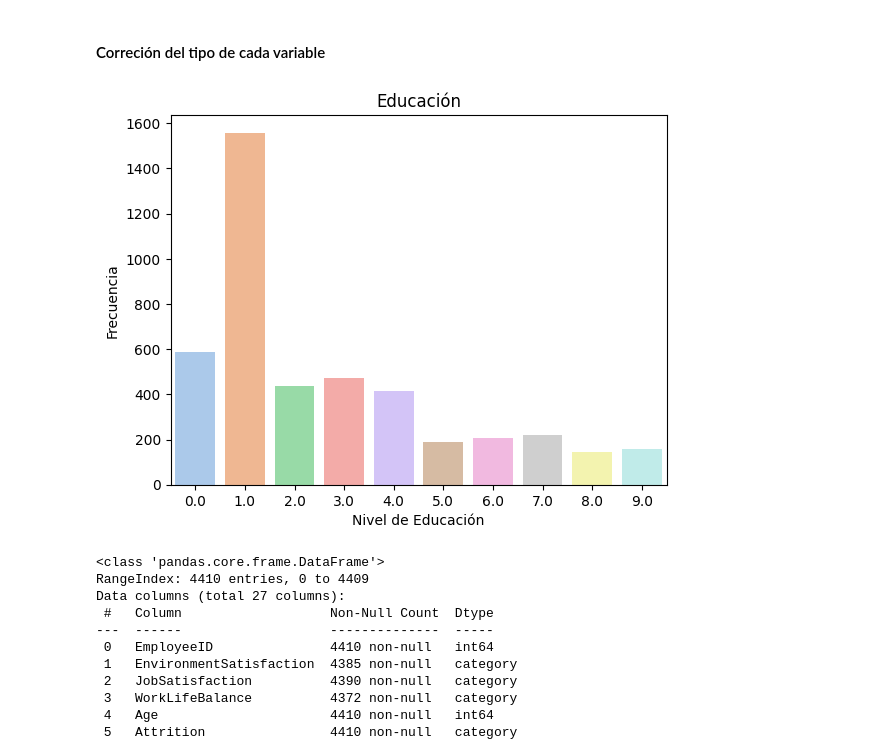
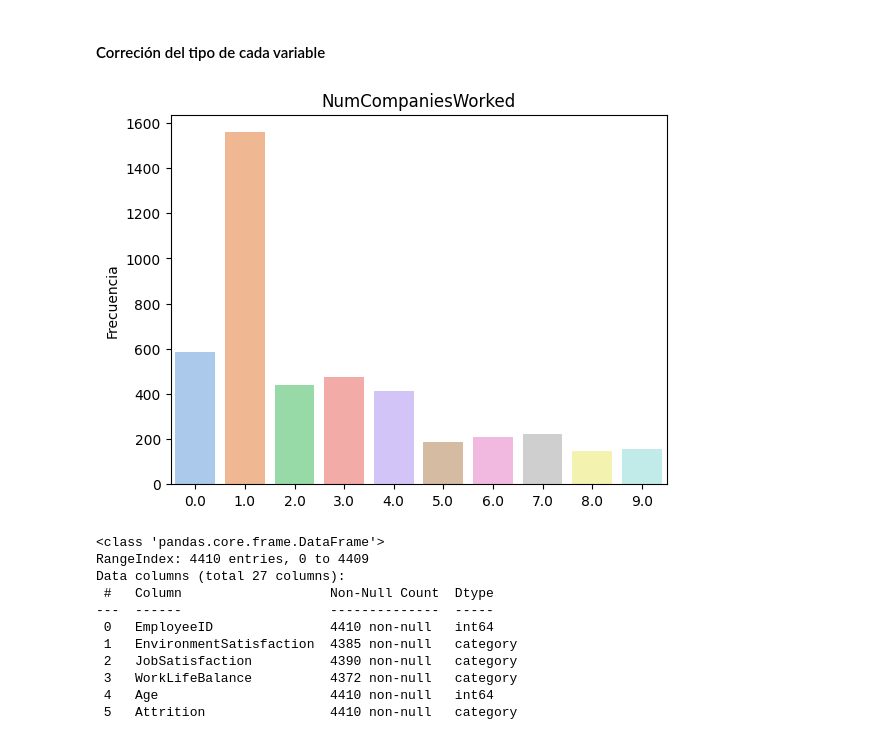
Before and after one commit to JavierBurgos-web/PROYECTO_ANALITICA_II, a Jupyter notebook: Entrega_uno.ipynb, the cells around one changed output. Cells and saved outputs as stored; diff of their text form; code cells hidden in the pictures.

```diff
--- a/Entrega_uno.ipynb
+++ b/Entrega_uno.ipynb
@@ -299,13 +299,13 @@ df_type['Gender'] = df_type['Gender'].astype('category')
 # %%
 values = df_type['NumCompaniesWorked'].value_counts()
 sns.barplot(x=values.index, y=values, palette='pastel')
 
-plt.title('Educación')
-plt.xlabel('Nivel de Educación')
+plt.title('NumCompaniesWorked')
+plt.xlabel('')
 plt.ylabel('Frecuencia')
 plt.show()
 # %% [output]
-[figure, old version]
+[figure, new version]
 # %%
 df_type.info()
 # %% [output]
```
